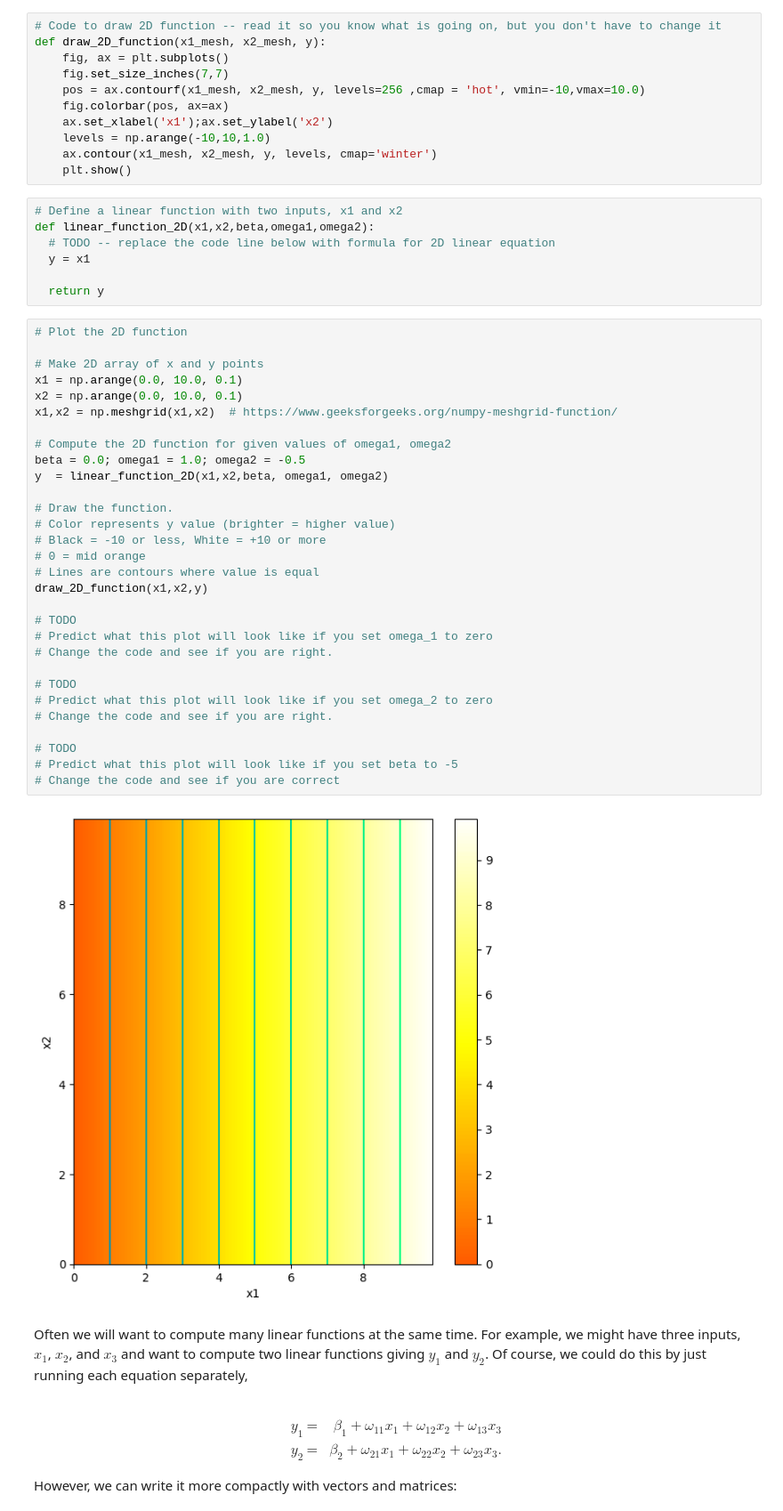
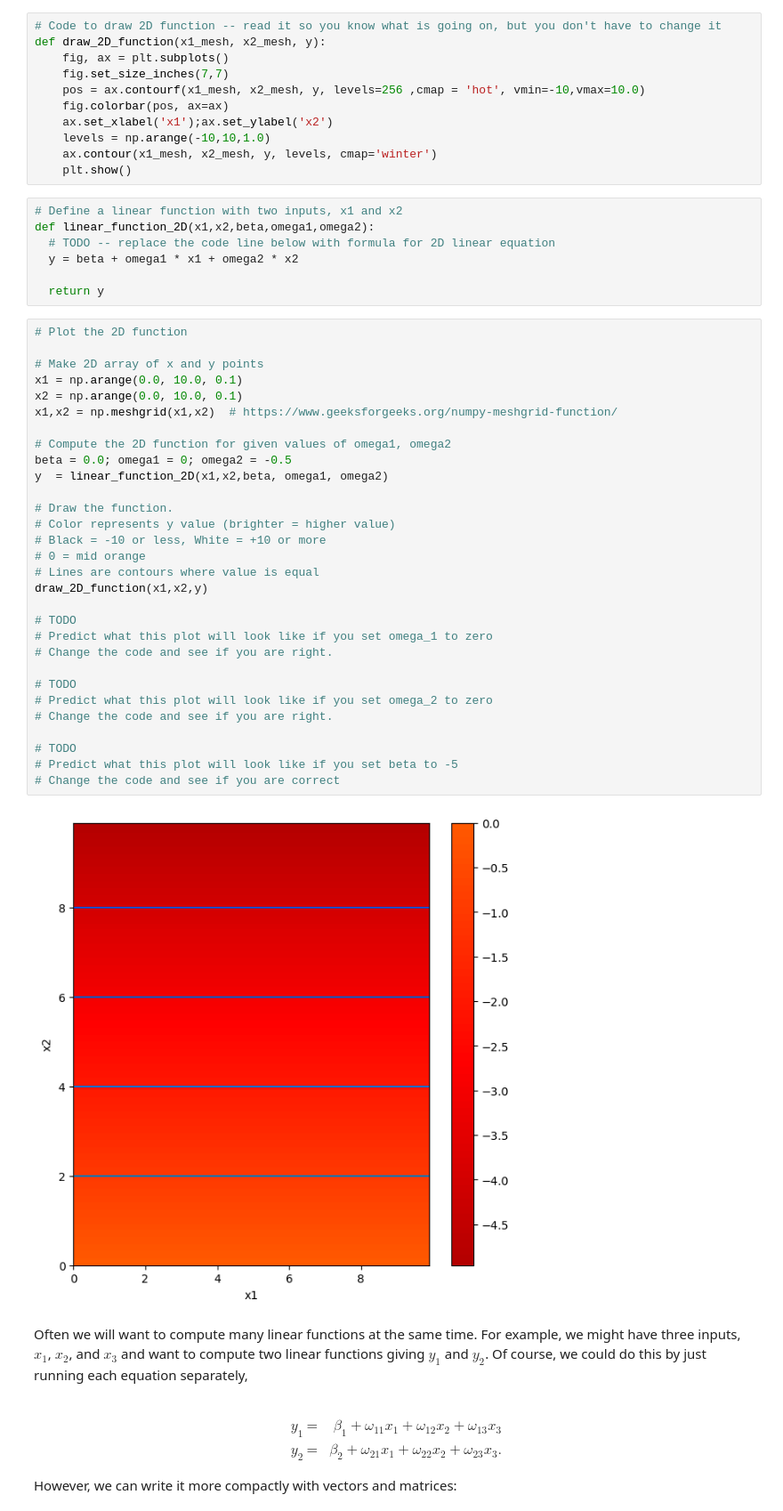
Before and after one commit to dooodle74/udlbook-notebooks, a Jupyter notebook: Chap01/1_1_BackgroundMathematics.ipynb, the cells around one changed output. Shown at 89% size. Drawn from its saved outputs; the diff is of its cells as text.

```diff
--- a/Chap01/1_1_BackgroundMathematics.ipynb
+++ b/Chap01/1_1_BackgroundMathematics.ipynb
@@ -69,41 +69,41 @@ def draw_2D_function(x1_mesh, x2_mesh, y):
 # Define a linear function with two inputs, x1 and x2
 def linear_function_2D(x1,x2,beta,omega1,omega2):
   # TODO -- replace the code line below with formula for 2D linear equation
-  y = x1
+  y = beta + omega1 * x1 + omega2 * x2
 
   return y
 # %%
 # Plot the 2D function
 
 # Make 2D array of x and y points
 x1 = np.arange(0.0, 10.0, 0.1)
 x2 = np.arange(0.0, 10.0, 0.1)
 x1,x2 = np.meshgrid(x1,x2)  # https://www.geeksforgeeks.org/numpy-meshgrid-function/
 
 # Compute the 2D function for given values of omega1, omega2
-beta = 0.0; omega1 = 1.0; omega2 = -0.5
+beta = 0.0; omega1 = 0; omega2 = -0.5
 y  = linear_function_2D(x1,x2,beta, omega1, omega2)
 
 # Draw the function.
 # Color represents y value (brighter = higher value)
 # Black = -10 or less, White = +10 or more
 # 0 = mid orange
 # Lines are contours where value is equal
 draw_2D_function(x1,x2,y)
 
 # TODO
 # Predict what this plot will look like if you set omega_1 to zero
 # Change the code and see if you are right.
 
 # TODO
 # Predict what this plot will look like if you set omega_2 to zero
 # Change the code and see if you are right.
 
 # TODO
 # Predict what this plot will look like if you set beta to -5
 # Change the code and see if you are correct
 # %% [output]
-[figure, old version]
+[figure, new version]
 # %% [markdown]
 Often we will want to compute many linear functions at the same time.  For example, we might have three inputs, $x_1$, $x_2$, and $x_3$ and want to compute two linear functions giving $y_1$ and $y_2$. Of course, we could do this by just running each equation separately,<br><br>
 
```
Also changed, not shown: parts of 8 cells of this notebook.
